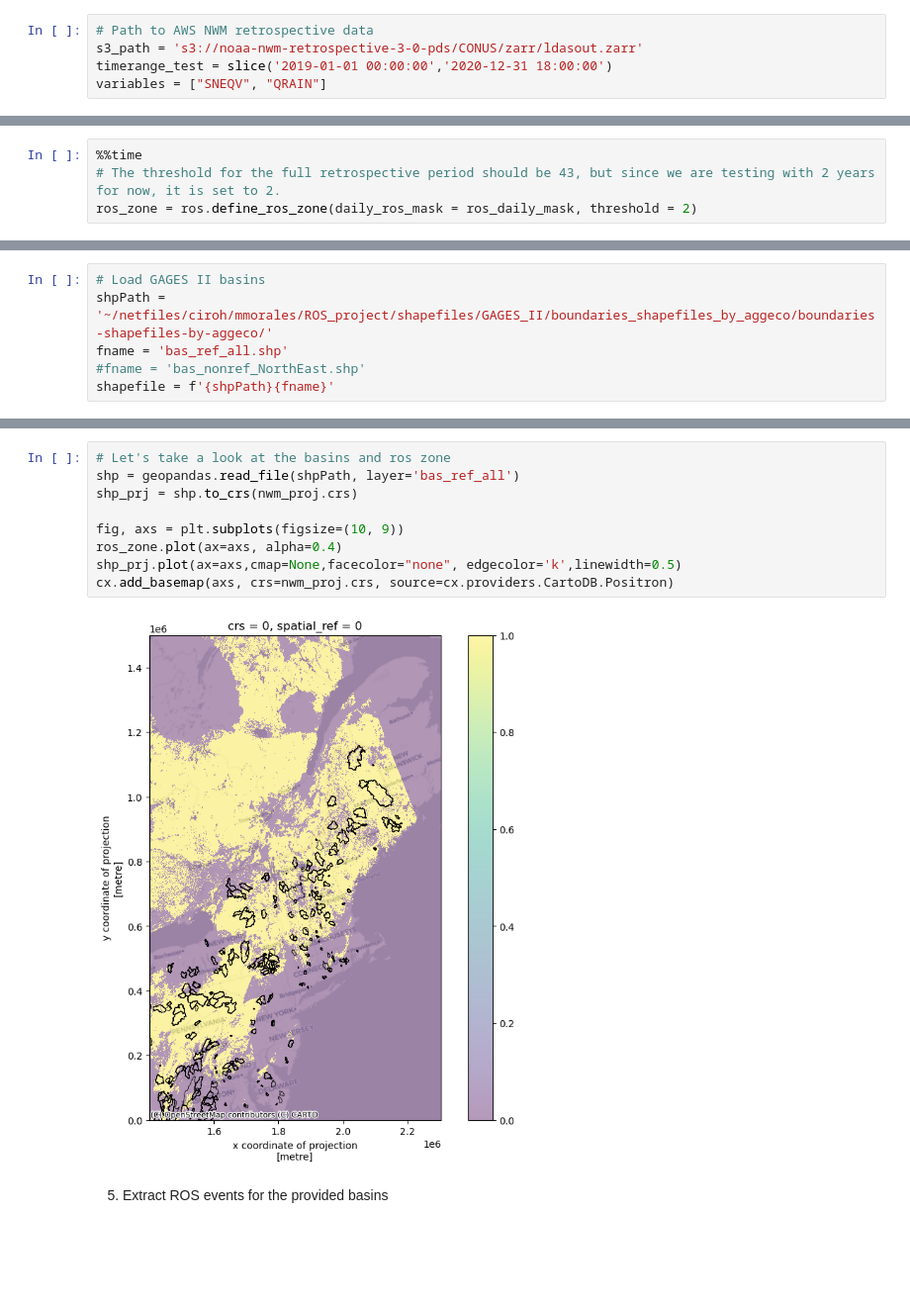
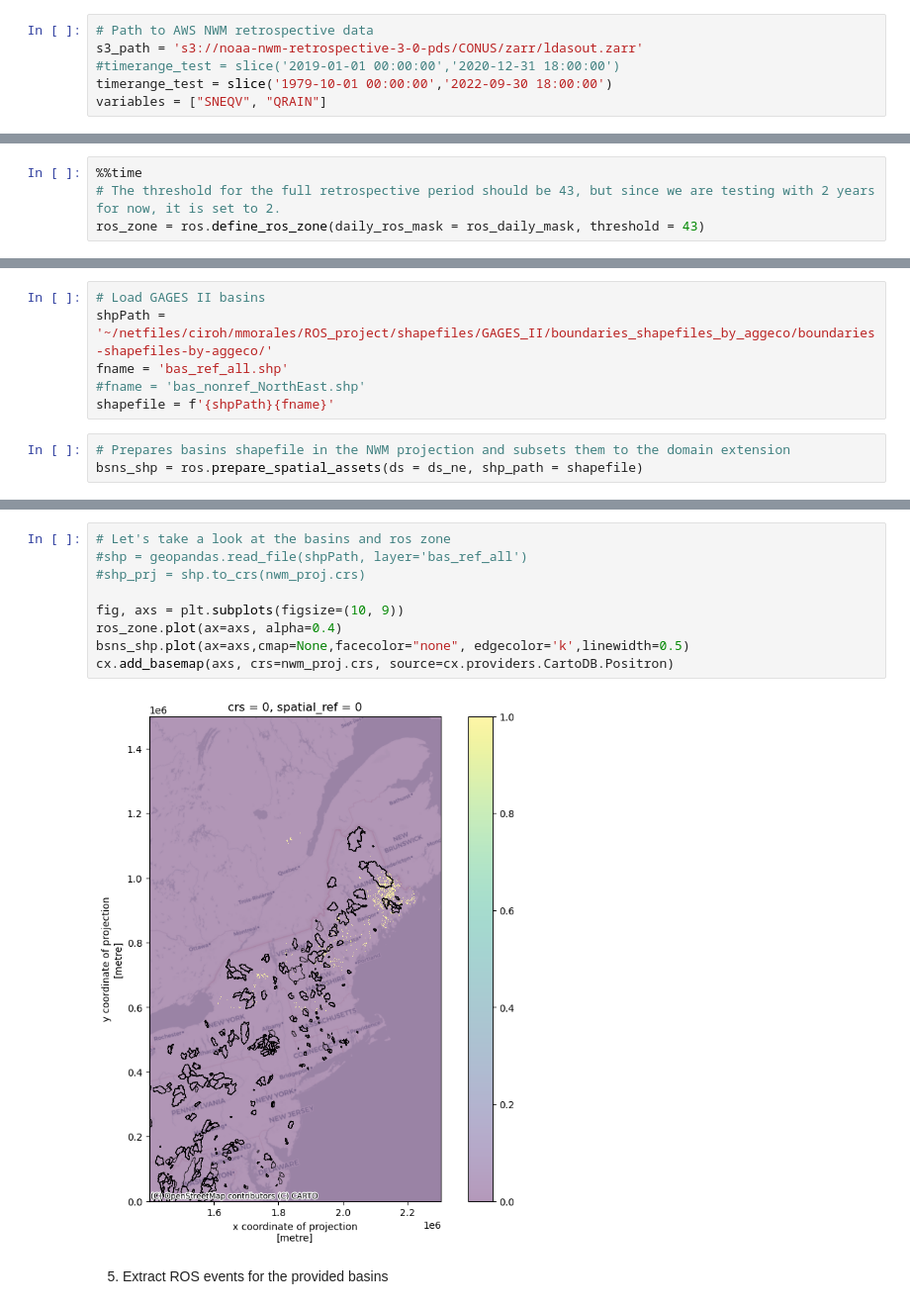
Before and after one commit to moralesvm/rain-on-snow, a Jupyter notebook: ros-workflow/ros_NE.ipynb, the cells around one changed output, grey strips where cells are left out. Shown at 99% size. Drawn from its saved outputs; the diff is of its cells as text; blank space fills up the shorter version.

```diff
--- a/ros-workflow/ros_NE.ipynb
+++ b/ros-workflow/ros_NE.ipynb
@@ -23,7 +27,8 @@ client
 # %%
 # Path to AWS NWM retrospective data
 s3_path = 's3://noaa-nwm-retrospective-3-0-pds/CONUS/zarr/ldasout.zarr'
-timerange_test = slice('2019-01-01 00:00:00','2020-12-31 18:00:00')
+#timerange_test = slice('2019-01-01 00:00:00','2020-12-31 18:00:00')
+timerange_test = slice('1979-10-01 00:00:00','2022-09-30 18:00:00')
 variables = ["SNEQV", "QRAIN"]
 # %%
 %%time
@@ -65,5 +68,5 @@ cx.add_basemap(axs, crs=nwm_proj.crs, source=cx.providers.CartoDB.Positron)
 # %%
 %%time
 # The threshold for the full retrospective period should be 43, but since we are testing with 2 years for now, it is set to 2.
-ros_zone = ros.define_ros_zone(daily_ros_mask = ros_daily_mask, threshold = 2)
+ros_zone = ros.define_ros_zone(daily_ros_mask = ros_daily_mask, threshold = 43)
 # %% [output]
@@ -77,3 +85,6 @@ shpPath = '~/netfiles/ciroh/mmorales/ROS_project/shapefiles/GAGES_II/boundaries_
 fname = 'bas_ref_all.shp'
 #fname = 'bas_nonref_NorthEast.shp'
 shapefile = f'{shpPath}{fname}'
+# %%
+# Prepares basins shapefile in the NWM projection and subsets them to the domain extension
+bsns_shp = ros.prepare_spatial_assets(ds = ds_ne, shp_path = shapefile)
@@ -103,14 +109,14 @@ ros_zone_bsns_df
 # %%
 # Let's take a look at the basins and ros zone
-shp = geopandas.read_file(shpPath, layer='bas_ref_all')
-shp_prj = shp.to_crs(nwm_proj.crs)
+#shp = geopandas.read_file(shpPath, layer='bas_ref_all')
+#shp_prj = shp.to_crs(nwm_proj.crs)
 
 fig, axs = plt.subplots(figsize=(10, 9))
 ros_zone.plot(ax=axs, alpha=0.4)
-shp_prj.plot(ax=axs,cmap=None,facecolor="none", edgecolor='k',linewidth=0.5)
+bsns_shp.plot(ax=axs,cmap=None,facecolor="none", edgecolor='k',linewidth=0.5)
 cx.add_basemap(axs, crs=nwm_proj.crs, source=cx.providers.CartoDB.Positron)
 # %% [output]
-[figure, old version]
+[figure, new version]
 # %% [markdown]
 5. Extract ROS events for the provided basins
 # %%
```
Also changed, not shown: parts of 18 cells of this notebook.
